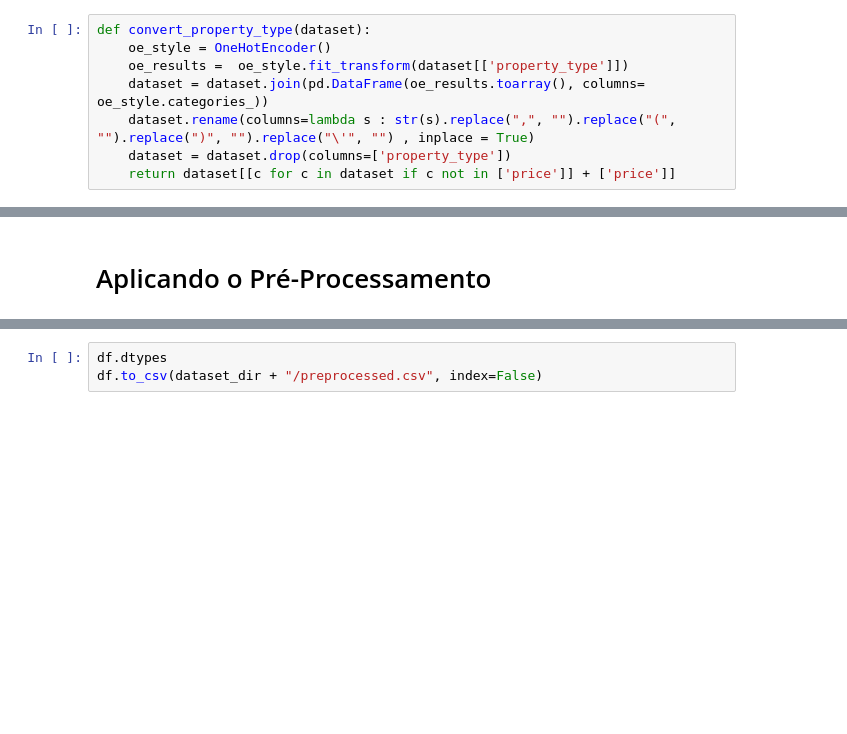
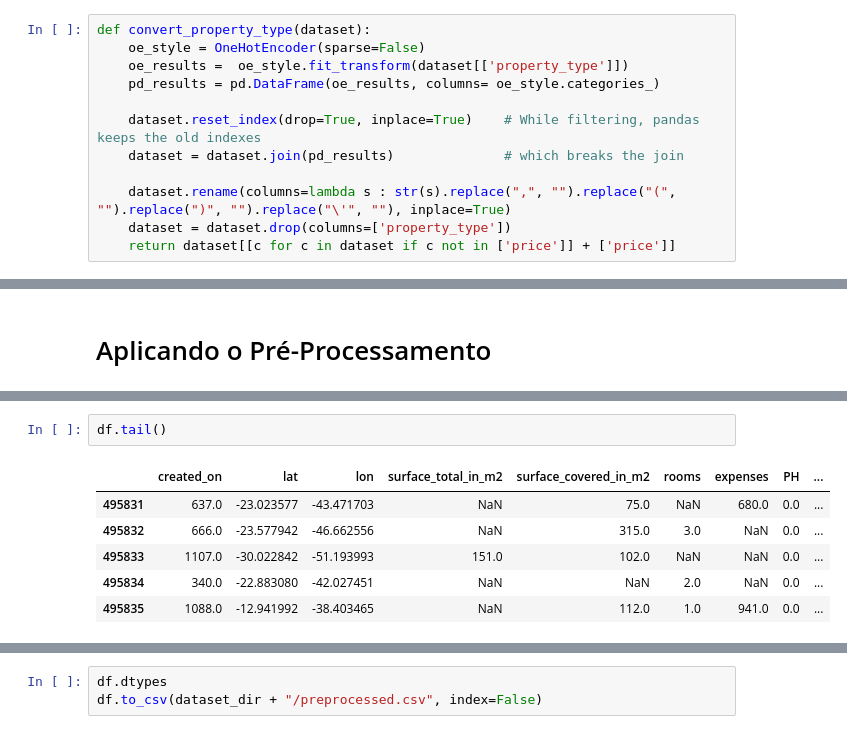
Before and after one commit to thaybaldao/po233-project, a Jupyter notebook: pre_processamento/PO233_PreProcessamento.ipynb, the cells around one changed output, grey strips where cells are left out. Drawn from its saved outputs; the diff is of its cells as text; blank space fills up the shorter version.

Commit message:
Fixed OneHotEncoder error: needs to reset index

```diff
--- a/pre_processamento/PO233_PreProcessamento.ipynb
+++ b/pre_processamento/PO233_PreProcessamento.ipynb
@@ -196,10 +227,14 @@ def fill_rooms(dataset):
 - `property_type`
 # %%
 def convert_property_type(dataset):
-    oe_style = OneHotEncoder()
+    oe_style = OneHotEncoder(sparse=False)
     oe_results =  oe_style.fit_transform(dataset[['property_type']])
-    dataset = dataset.join(pd.DataFrame(oe_results.toarray(), columns= oe_style.categories_))
-    dataset.rename(columns=lambda s : str(s).replace(",", "").replace("(", "").replace(")", "").replace("\'", "") , inplace = True)
+    pd_results = pd.DataFrame(oe_results, columns= oe_style.categories_)
+
+    dataset.reset_index(drop=True, inplace=True)    # While filtering, pandas keeps the old indexes
+    dataset = dataset.join(pd_results)              # which breaks the join
+
+    dataset.rename(columns=lambda s : str(s).replace(",", "").replace("(", "").replace(")", "").replace("\'", ""), inplace=True)
     dataset = dataset.drop(columns=['property_type'])
     return dataset[[c for c in dataset if c not in ['price']] + ['price']]
 # %% [markdown]
@@ -248,3 +328,12 @@ df.head()
+# %%
+df.tail()
+# %% [output]
+|  | created_on | lat | lon | surface_total_in_m2 | surface_covered_in_m2 | rooms | expenses | PH | ... |
+| 495831 | 637.0 | -23.023577 | -43.471703 | NaN | 75.0 | NaN | 680.0 | 0.0 | ... |
+| 495832 | 666.0 | -23.577942 | -46.662556 | NaN | 315.0 | 3.0 | NaN | 0.0 | ... |
+| 495833 | 1107.0 | -30.022842 | -51.193993 | 151.0 | 102.0 | NaN | NaN | 0.0 | ... |
+| 495834 | 340.0 | -22.883080 | -42.027451 | NaN | NaN | 2.0 | NaN | 0.0 | ... |
+| 495835 | 1088.0 | -12.941992 | -38.403465 | NaN | 112.0 | 1.0 | 941.0 | 0.0 | ... |
 # %%
 df = fill_expenses(df)
 df = fill_surface_total_with_surface_covered(df)
```
Also changed, not shown: parts of 12 cells of this notebook.
